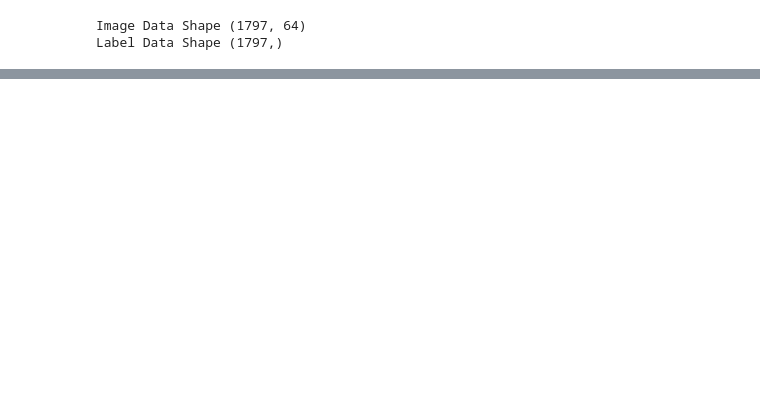
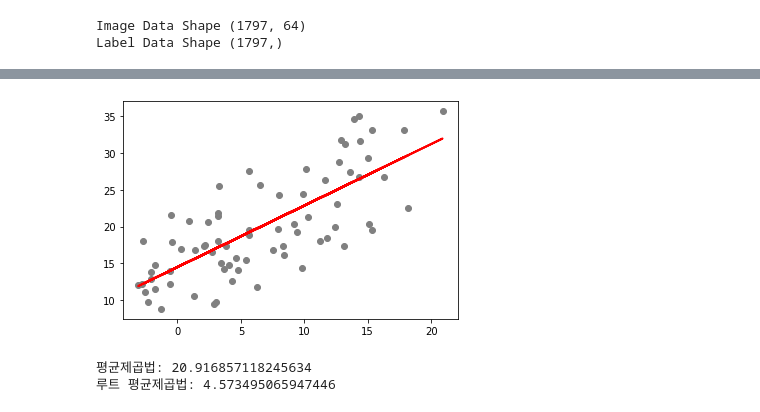
Before and after one commit to suumino/tensor, a Jupyter notebook: chap03.ipynb, the cells around one changed output, grey strips where cells are left out. Saved outputs shown, nothing was run; the diff lists cells and outputs as text; code cells hidden in the pictures; blank space fills up the shorter version.

```diff
--- a/chap03.ipynb
+++ b/chap03.ipynb
@@ -201,0 +278,7 @@ Label Data Shape (1797,)
+# %%
+X = dataset['MinTemp'].values.reshape(-1,1)
+y = dataset['MaxTemp'].values.reshape(-1,1)
+X_train, X_test, y_train, y_test = train_test_split(X, y, test_size=0.2)
+
+regressor = LinearRegression()
+regressor.fit(X_train, y_train)
@@ -201,0 +287,4 @@ Label Data Shape (1797,)
+# %%
+y_pred = regressor.predict(X_test)
+df = pd.DataFrame({'Actual': y_test.flatten(), 'Predicted': y_pred.flatten()})
+df
@@ -201,0 +305,12 @@ Label Data Shape (1797,)
+# %%
+plt.scatter(X_test, y_test, color='gray')
+plt.plot(X_test, y_pred, color='red', linewidth=2)
+plt.show()
+# %% [output]
+[figure, added]
+# %%
+print('평균제곱법:', metrics.mean_squared_error(y_test, y_pred))
+print('루트 평균제곱법:', np.sqrt(metrics.mean_squared_error(y_test, y_pred)))
+# %% [output]
+평균제곱법: 20.916857118245634
+루트 평균제곱법: 4.573495065947446
```
Also changed, not shown: parts of 25 cells of this notebook.
